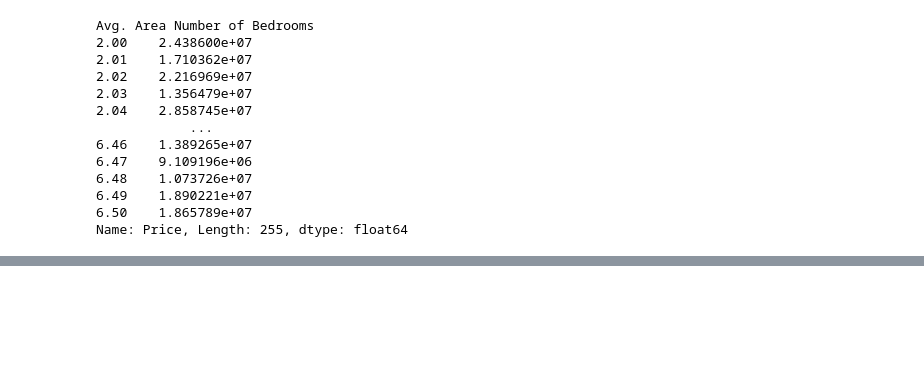
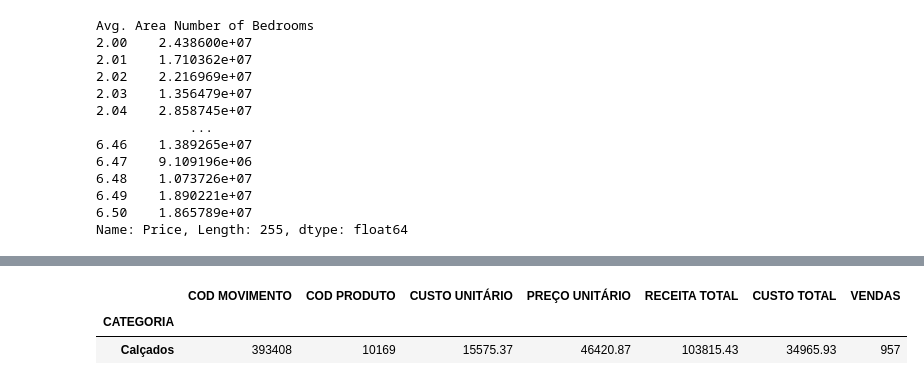
Before and after one commit to gabriel-x303/Basi-Py, a Jupyter notebook: Bases de dados.ipynb, the cells around one changed output, grey strips where cells are left out. Drawn from its saved outputs; the diff is of its cells as text; code cells hidden in the pictures; blank space fills up the shorter version.

```diff
--- a/Bases de dados.ipynb
+++ b/Bases de dados.ipynb
@@ -173,0 +214,6 @@ Name: Price, Length: 255, dtype: float64
+# %%
+ex[ex["CATEGORIA"] == "Calçados"].groupby("CATEGORIA").sum(numeric_only = True)
+# %% [output]
+|  | COD MOVIMENTO | COD PRODUTO | CUSTO UNITÁRIO | PREÇO UNITÁRIO | RECEITA TOTAL | CUSTO TOTAL | VENDAS |
+| CATEGORIA |  |  |  |  |  |  |  |
+| Calçados | 393408 | 10169 | 15575.37 | 46420.87 | 103815.43 | 34965.93 | 957 |
```
Also changed, not shown: parts of 3 cells of this notebook, 2 other files.
